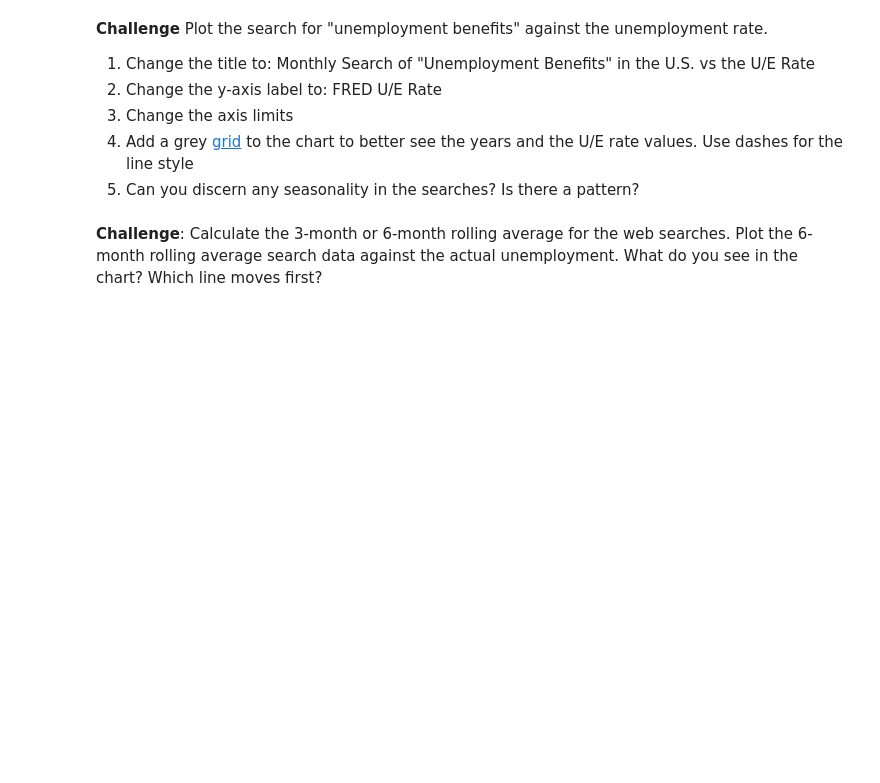
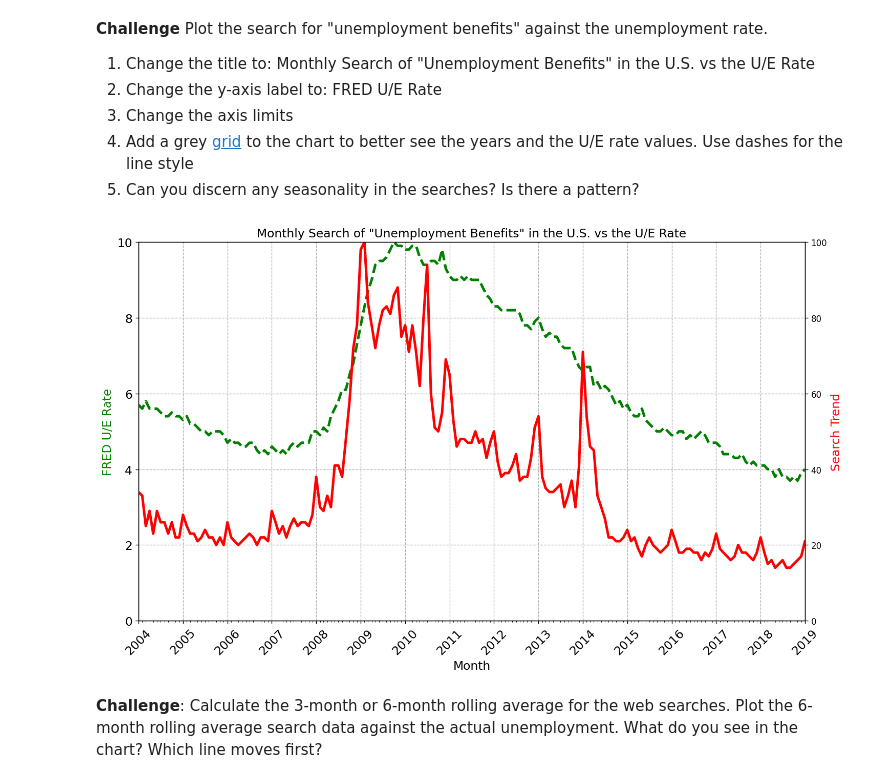
Before and after one commit to Dominiq01/100_days_of_code_Python, a Jupyter notebook: Day_75/Day_75 Google Trends and Data Visualisation (start).ipynb, the cells around one changed output. Cells and saved outputs as stored; diff of their text form; code cells hidden in the pictures; blank space fills up the shorter version.

```diff
--- a/Day_75/Day_75 Google Trends and Data Visualisation (start).ipynb
+++ b/Day_75/Day_75 Google Trends and Data Visualisation (start).ipynb
@@ -282,5 +378,38 @@ How to add tick formatting for dates on the x-axis.
 3. Change the axis limits <br>
 4. Add a grey [grid](https://matplotlib.org/3.2.1/api/_as_gen/matplotlib.pyplot.grid.html) to the chart to better see the years and the U/E rate values. Use dashes for the line style<br>
 5. Can you discern any seasonality in the searches? Is there a pattern?
+# %%
+plt.figure(figsize=(14, 8), dpi=120)
+plt.xticks(fontsize=14, rotation=45)
+plt.yticks(fontsize=14)
+
+ax1 = plt.gca()
+ax2 = ax1.twinx()
+
+plt.title('Monthly Search of "Unemployment Benefits" in the U.S. vs the U/E Rate', fontsize=14)
+
+ax1.plot(df_unemployment.MONTH, df_unemployment.UNRATE, color="green", linewidth=3, linestyle='--')
+ax2.plot(df_unemployment.MONTH, df_unemployment.UE_BENEFITS_WEB_SEARCH, color="red", linewidth=3)
+
+ax1.set(ylim =(0, df_unemployment.UNRATE.max()), xlim=(df_unemployment.MONTH.min(), df_unemployment.MONTH.max()))
+ax2.set(ylim =(0, df_unemployment.UE_BENEFITS_WEB_SEARCH.max()))
+
+ax1.set_xlabel('Month', fontsize=14)
+ax1.set_ylabel('FRED U/E Rate', color='green', fontsize=14)
+ax2.set_ylabel('Search Trend', color='red', fontsize=14)
+
+years = mdates.YearLocator()
+months = mdates.MonthLocator()
+years_fmt = mdates.DateFormatter('%Y')
+
+ax1.xaxis.set_major_locator(years)
+ax1.xaxis.set_major_formatter(years_fmt)
+ax1.xaxis.set_minor_locator(months)
+
+
+ax1.grid(axis='both', linestyle='--')
+plt.show()
+# %% [output]
+[figure, added]
 # %% [markdown]
 **Challenge**: Calculate the 3-month or 6-month rolling average for the web searches. Plot the 6-month rolling average search data against the actual unemployment. What do you see in the chart? Which line moves first?
```
Also changed, not shown: parts of 12 cells of this notebook.
